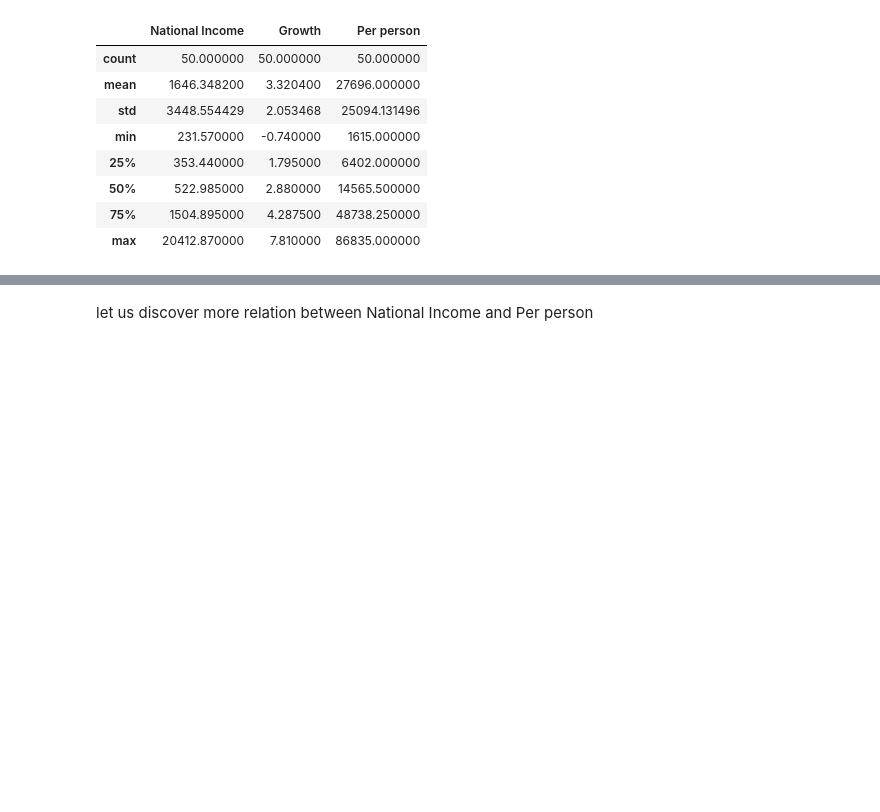
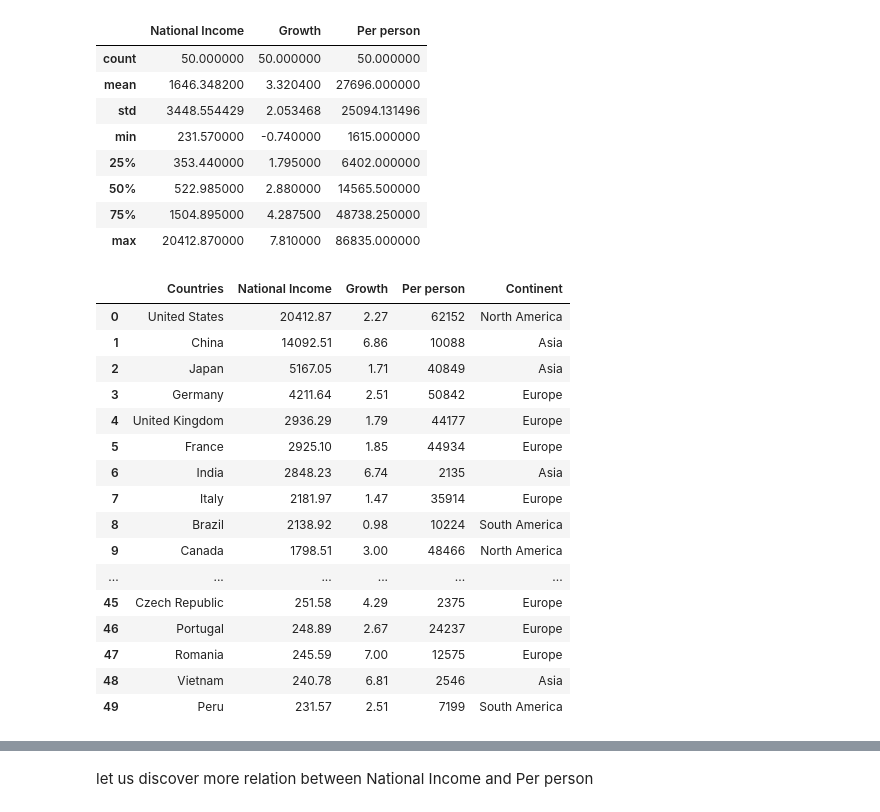
Before and after one commit to emad550/AI_DS, a Jupyter notebook: Emad_Project.ipynb, the cells around one changed output, grey strips where cells are left out. Cells and saved outputs as stored; diff of their text form; code cells hidden in the pictures; blank space fills up the shorter version.

```diff
--- a/Emad_Project.ipynb
+++ b/Emad_Project.ipynb
@@ -49,6 +72,28 @@ data.describe()
 | 50% | 522.985000 | 2.880000 | 14565.500000 |
 | 75% | 1504.895000 | 4.287500 | 48738.250000 |
 | max | 20412.870000 | 7.810000 | 86835.000000 |
+# %%
+# we discover minus value inside Growth
+data['Growth']=data['Growth'].abs()
+data
+# %% [output]
+|  | Countries | National Income | Growth | Per person | Continent |
+| 0 | United States | 20412.87 | 2.27 | 62152 | North America |
+| 1 | China | 14092.51 | 6.86 | 10088 | Asia |
+| 2 | Japan | 5167.05 | 1.71 | 40849 | Asia |
+| 3 | Germany | 4211.64 | 2.51 | 50842 | Europe |
+| 4 | United Kingdom | 2936.29 | 1.79 | 44177 | Europe |
+| 5 | France | 2925.10 | 1.85 | 44934 | Europe |
+| 6 | India | 2848.23 | 6.74 | 2135 | Asia |
+| 7 | Italy | 2181.97 | 1.47 | 35914 | Europe |
+| 8 | Brazil | 2138.92 | 0.98 | 10224 | South America |
+| 9 | Canada | 1798.51 | 3.00 | 48466 | North America |
+| ... | ... | ... | ... | ... | ... |
+| 45 | Czech Republic | 251.58 | 4.29 | 2375 | Europe |
+| 46 | Portugal | 248.89 | 2.67 | 24237 | Europe |
+| 47 | Romania | 245.59 | 7.00 | 12575 | Europe |
+| 48 | Vietnam | 240.78 | 6.81 | 2546 | Asia |
+| 49 | Peru | 231.57 | 2.51 | 7199 | South America |
 # %%
 fig,ax=plt.subplots(1,2,sharey=True)
 data.plot(kind='scatter',x='Growth',y='National Income',ax=ax[0],figsize=(16,8))
```
Also changed, not shown: parts of 4 cells of this notebook.
